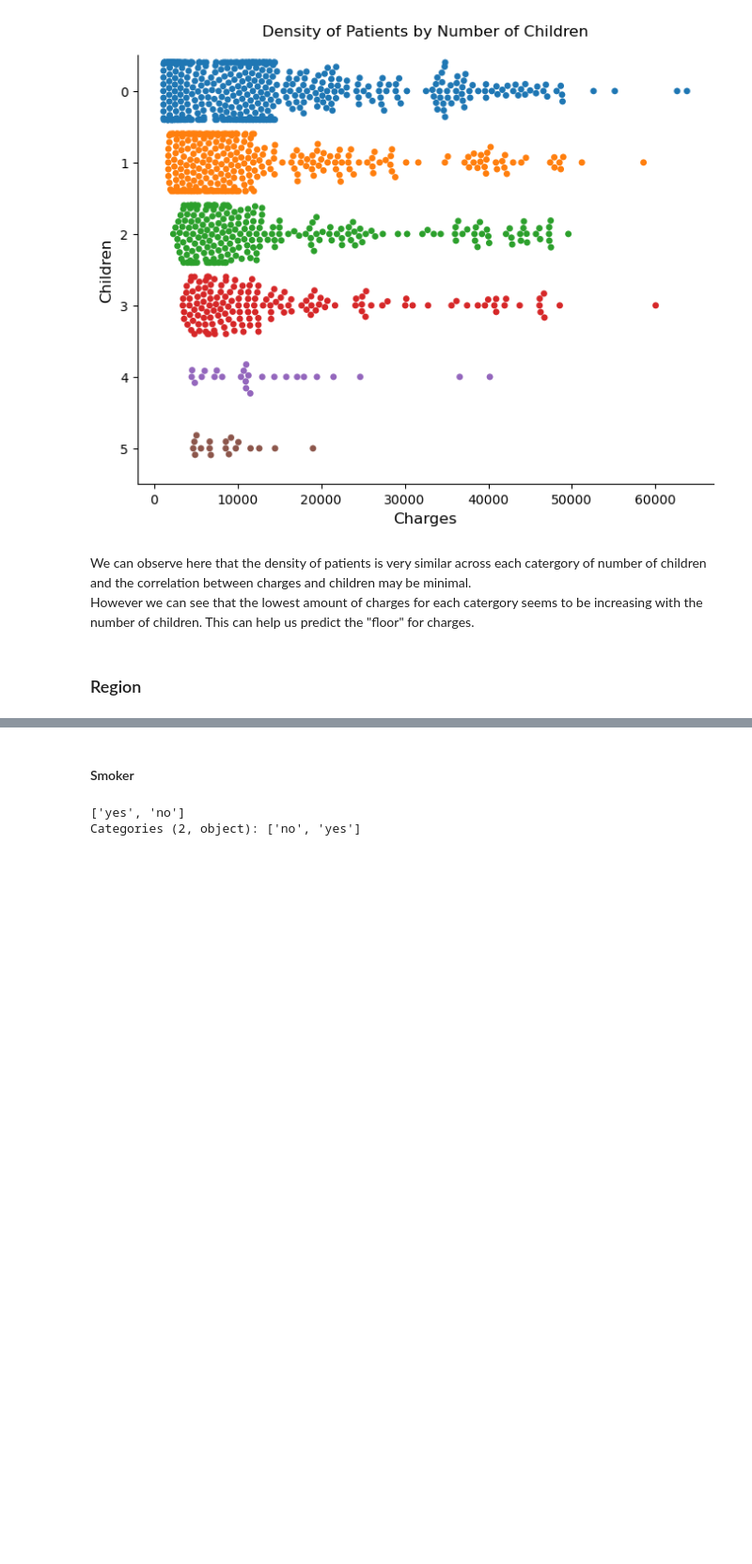
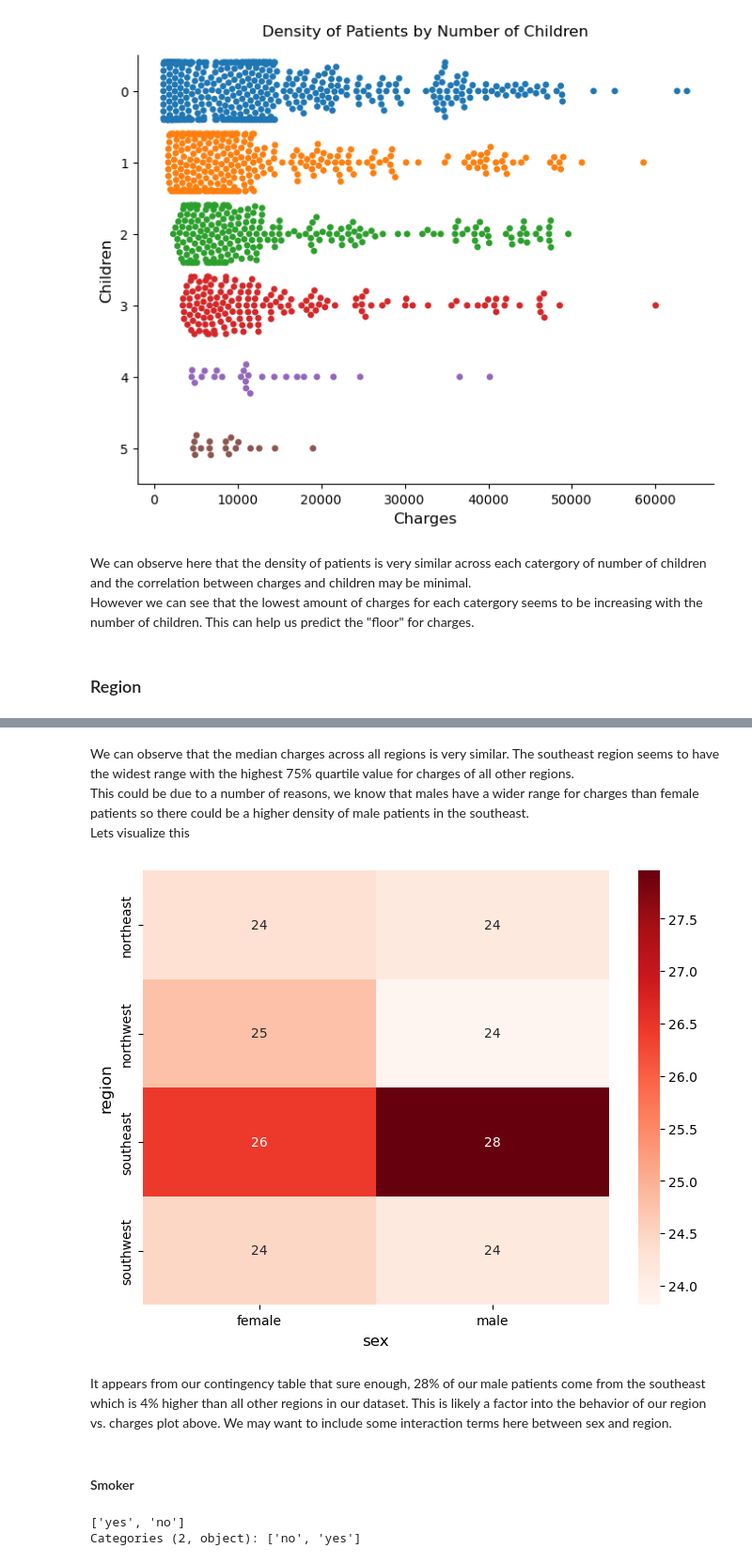
Before and after one commit to KyleThomson99/Portfolio, a Jupyter notebook: Healthcare_Cost_Analysis/EDA.ipynb, the cells around one changed output, grey strips where cells are left out. Shown at 94% size. Cells and saved outputs as stored; diff of their text form; code cells hidden in the pictures; blank space fills up the shorter version.

```diff
--- a/Healthcare_Cost_Analysis/EDA.ipynb
+++ b/Healthcare_Cost_Analysis/EDA.ipynb
@@ -428,3 +444,15 @@ However we can see that the lowest amount of charges for each catergory seems to
+# %% [markdown]
+We can observe that the median charges across all regions is very similar. The southeast region seems to have the widest range with the highest 75% quartile value for charges of all other regions.
+This could be due to a number of reasons, we know that males have a wider range for charges than female patients so there could be a higher density of male patients in the southeast.
+Lets visualize this
+# %%
+fig = plt.figure(figsize = (8,6))
+cont_table = pd.crosstab(index = df['region'], columns = df['sex'],  normalize = 'columns') * 100
+ax = sns.heatmap(data = cont_table, cmap = 'Reds', annot=True)
+# %% [output]
+[figure, added]
+# %% [markdown]
+It appears from our contingency table that sure enough, 28% of our male patients come from the southeast which is 4% higher than all other regions in our dataset. This is likely a factor into the behavior of our region vs. charges plot above. We may want to include some interaction terms here between sex and region.
 # %% [markdown]
 #### Smoker
 # %%
```
Also changed, not shown: parts of 1 cell of this notebook.
